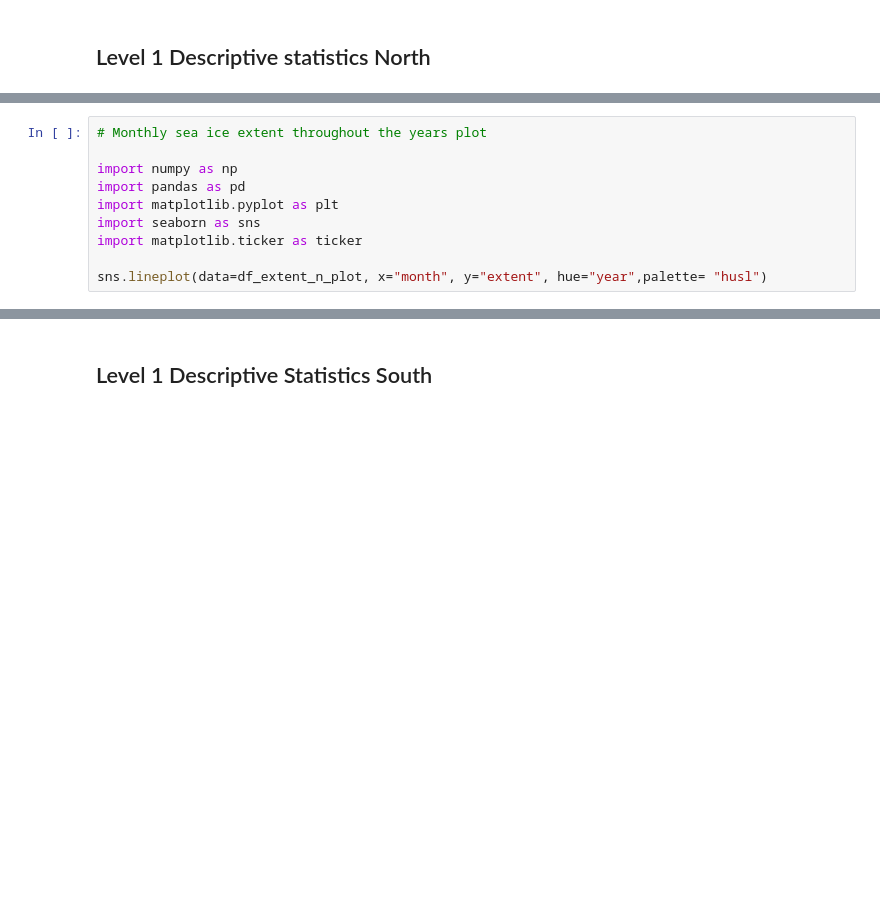
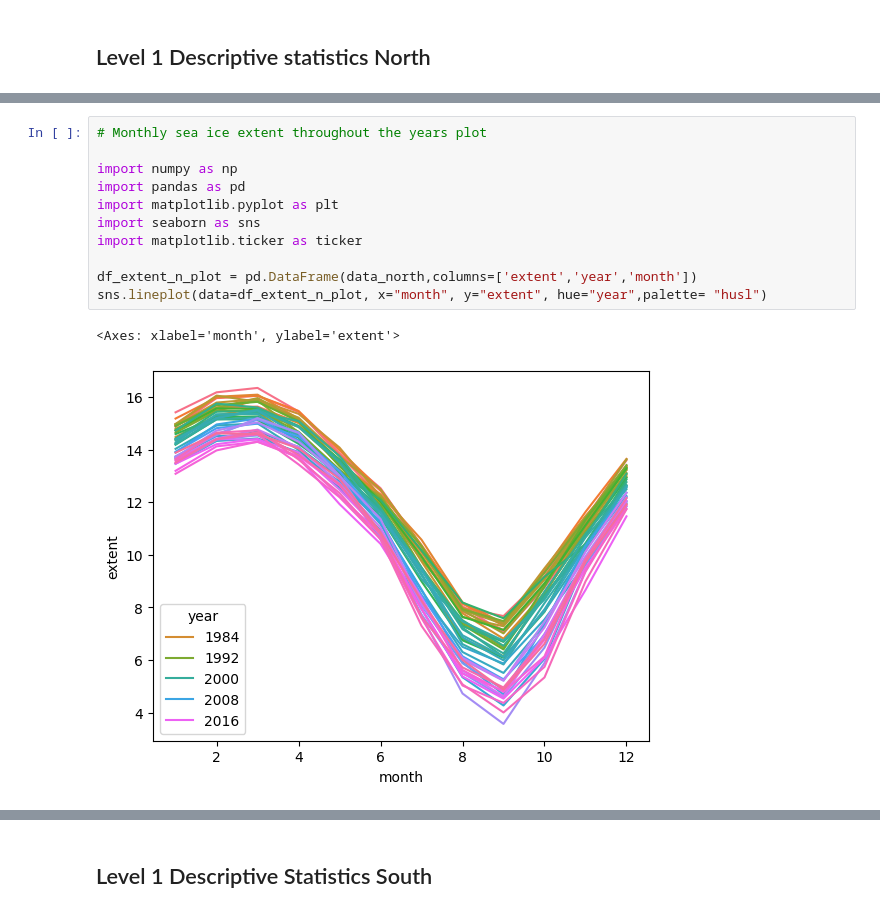
Before and after one commit to mvasquez-lbu/DAV_Sea_Ice_Extent, a Jupyter notebook: Polar_Sea_Ice_Extent_Analysis.ipynb, the cells around one changed output, grey strips where cells are left out. Drawn from its saved outputs; the diff is of its cells as text; blank space fills up the shorter version.

```diff
--- a/Polar_Sea_Ice_Extent_Analysis.ipynb
+++ b/Polar_Sea_Ice_Extent_Analysis.ipynb
@@ -124,13 +234,17 @@ print("Skewness Area: %s \nKurtosis Area: %s" %(area_n_skew,area_n_kurt))
 # %%
 # Monthly sea ice extent throughout the years plot
 
 import numpy as np
 import pandas as pd
 import matplotlib.pyplot as plt
 import seaborn as sns
 import matplotlib.ticker as ticker
 
+df_extent_n_plot = pd.DataFrame(data_north,columns=['extent','year','month'])
 sns.lineplot(data=df_extent_n_plot, x="month", y="extent", hue="year",palette= "husl")
+# %% [output]
+<Axes: xlabel='month', ylabel='extent'>
+[figure, added]
 # %%
 # Minimum and Maximum Sea Ice extent Plot
 
```
Also changed, not shown: parts of 51 cells of this notebook.
